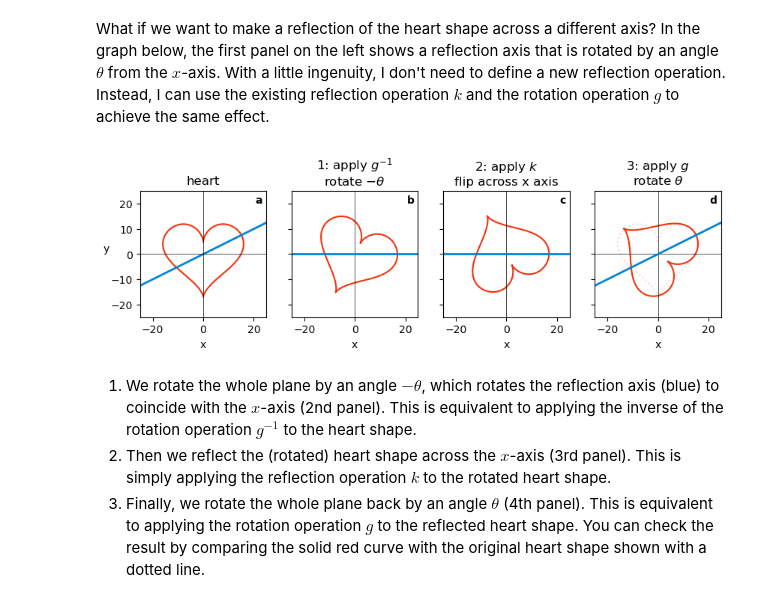
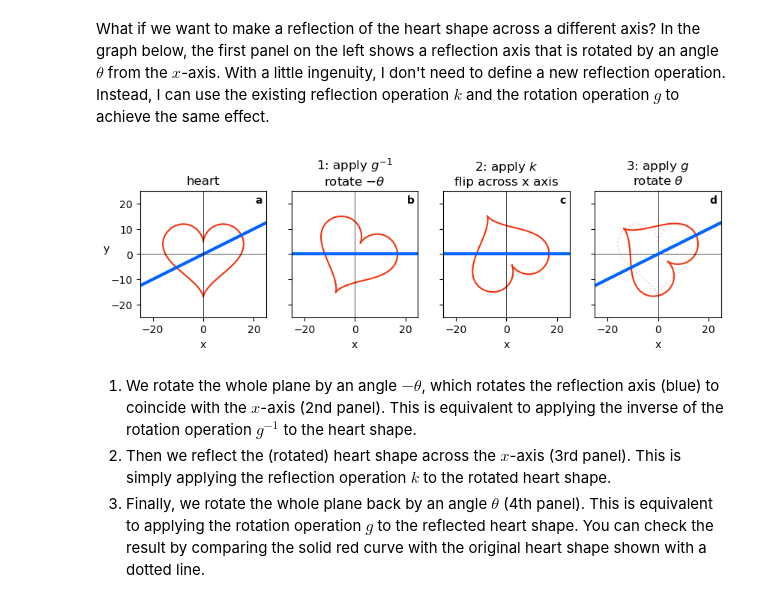
Before and after one commit to yairmau/double-cover, a Jupyter notebook: math_fundamentals/conjugation.ipynb, the cells around one changed output. Saved outputs shown, nothing was run; the diff lists cells and outputs as text; code cells hidden in the pictures.

```diff
--- a/math_fundamentals/conjugation.ipynb
+++ b/math_fundamentals/conjugation.ipynb
@@ -45,7 +45,7 @@ def drawCirc(ax,radius,centX,centY,angle_,theta2_,color_='black',linewidth=3):
 # %%
 #| code-summary: define transformations
 red = 'xkcd:vermillion'
-blue = 'xkcd:cerulean'
+blue = 'xkcd:bright blue'
 t = np.linspace(0, 2*np.pi, 100)
 x = 16* (np.sin(t)) ** 3
 y = 13* np.cos(t) - 5 * np.cos(2*t) - 2 * np.cos(3*t) - np.cos(4*t)
@@ -110,7 +110,7 @@ What if we want to make a reflection of the heart shape across a different axis?
 #| code-summary: conjugation of k and g applied to a heart shape
 fig, ax = plt.subplots(1, 4, sharey=True, figsize=(10, 3))
 ax[0].plot(heart[0], heart[1], color=red)
-ax[0].plot(oblique_axis[0], oblique_axis[1], color=blue, lw=2)
+ax[0].plot(oblique_axis[0], oblique_axis[1], color=blue, lw=3)
 ax[0].axhline(0, color='black', lw=0.5)
 ax[0].axvline(0, color='black', lw=0.5)
 ax[0].set_aspect('equal')
@@ -121,37 +121,37 @@ ax[0].text(0.97, 0.97, r"a", transform=ax[0].transAxes,
          fontweight="bold")
 
 ax[1].plot(heart_minus_theta[0], heart_minus_theta[1], color=red)
 ax[1].axhline(0, color='black', lw=0.5)
 ax[1].axvline(0, color='black', lw=0.5)
-ax[1].plot(oblique_axis_minus_theta[0], oblique_axis_minus_theta[1], color=blue, lw=2)
+ax[1].plot(oblique_axis_minus_theta[0], oblique_axis_minus_theta[1], color=blue, lw=3)
 ax[1].set_aspect('equal')
 ax[1].set(xlabel='x', title=r'1: apply $g^{-1}$' + "\n" + r'rotate $-\theta$', xlim=x_oblique_axis, ylim=x_oblique_axis)
 ax[1].text(0.97, 0.97, r"b", transform=ax[1].transAxes,
          horizontalalignment='right', verticalalignment='top',
          fontweight="bold")
 
 ax[2].plot(heart_minus_theta_flipped[0], heart_minus_theta_flipped[1], color=red)
 ax[2].axhline(0, color='black', lw=0.5)
 ax[2].axvline(0, color='black', lw=0.5)
-ax[2].plot(oblique_axis_minus_theta[0], oblique_axis_minus_theta[1], color=blue, lw=2)
+ax[2].plot(oblique_axis_minus_theta[0], oblique_axis_minus_theta[1], color=blue, lw=3)
 ax[2].set(xlabel='x', title=r'2: apply $k$' + "\n" + r'flip across x axis', xlim=x_oblique_axis, ylim=x_oblique_axis)
 ax[2].text(0.97, 0.97, r"c", transform=ax[2].transAxes,
          horizontalalignment='right', verticalalignment='top',
          fontweight="bold")
 ax[2].set_aspect('equal')
 
 ax[3].plot(heart_minus_theta_flipped_plus_theta[0], heart_minus_theta_flipped_plus_theta[1], color=red)
 ax[3].plot(heart[0], heart[1], color=red, alpha=0.2, ls=":")
 ax[3].axhline(0, color='black', lw=0.5)
 ax[3].axvline(0, color='black', lw=0.5)
-ax[3].plot(oblique_axis_minus_theta_plus_theta[0], oblique_axis_minus_theta_plus_theta[1], color=blue, lw=2)
+ax[3].plot(oblique_axis_minus_theta_plus_theta[0], oblique_axis_minus_theta_plus_theta[1], color=blue, lw=3)
 ax[3].set(xlabel='x', title=r'3: apply $g$' + "\n" + r'rotate $\theta$', xlim=x_oblique_axis, ylim=x_oblique_axis)
 ax[3].text(0.97, 0.97, r"d", transform=ax[3].transAxes,
          horizontalalignment='right', verticalalignment='top',
          fontweight="bold")
 ax[3].set_aspect('equal');
 # %% [output]
-[figure, old version]
+[figure, new version]
 # %% [markdown]
 1. We rotate the whole plane by an angle $-\theta$, which rotates the reflection axis (blue) to coincide with the $x$-axis (2nd panel). This is equivalent to applying the inverse of the rotation operation $g^{-1}$ to the heart shape.
 2. Then we reflect the (rotated) heart shape across the $x$-axis (3rd panel). This is simply applying the reflection operation $k$ to the rotated heart shape.
```
Also changed, not shown: parts of 9 cells of this notebook, 6 other files.
